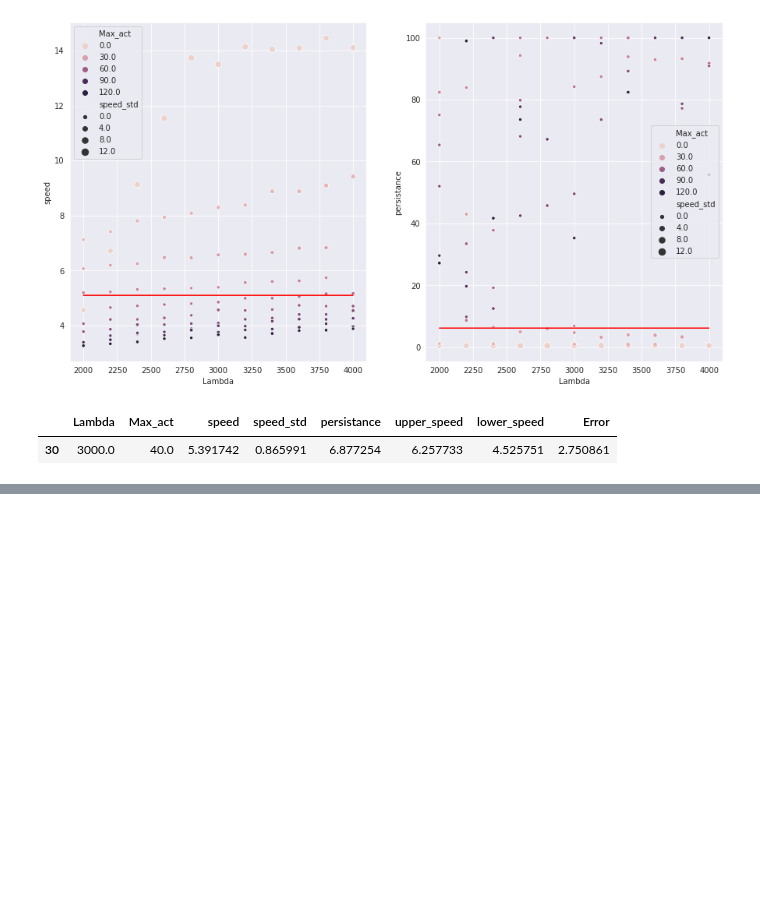
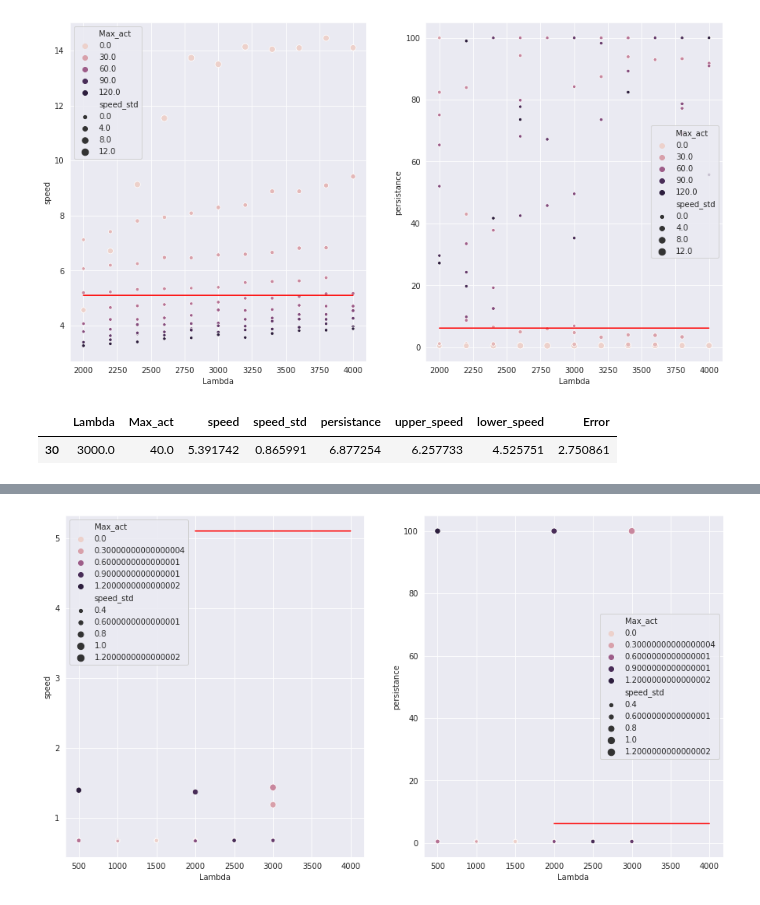
Before and after one commit to lstuurman/FRC_Thesis, a Jupyter notebook: CPM_code/FRC_ACT_FIT.ipynb, the cells around one changed output, grey strips where cells are left out. Drawn from its saved outputs; the diff is of its cells as text; code cells hidden in the pictures; blank space fills up the shorter version.

```diff
--- a/CPM_code/Untitled.ipynb
+++ b/CPM_code/FRC_ACT_FIT.ipynb
@@ -61,3 +61,6 @@ opt_params.head()
 # %% [output]
 |  | Lambda | Max_act | speed | speed_std | persistance | upper_speed | lower_speed | Error |
 | 30 | 3000.0 | 40.0 | 5.391742 | 0.865991 | 6.877254 | 6.257733 | 4.525751 | 2.750861 |
+# %%
+df_ind = pd.read_csv('ANLSYS2/FITFULL/PRFDR1_all.csv',index_col = 0)
+df_ind
@@ -63,0 +85,16 @@ opt_params.head()
+# %%
+# Plot
+# lambda vs speed,persist
+f, (ax1, ax2) = plt.subplots(1,2,figsize = (15,8))
+sns.scatterplot(x = 'Lambda',y = 'speed', hue = 'Max_act',size = 'speed_std',data = df_ind, ax = ax1,legend = 'brief')
+sns.scatterplot(x = 'Lambda',y = 'persistance',hue = 'Max_act',size = 'speed_std',data = df_ind, ax = ax2, legend = 'brief')
+#sns.scatterplot(x = 'Lambda',y = 'pooled_pers',hue = 'Max_act',data = ZOOM_act, ax = ax3, legend = 'full')
+
+#sns.lineplot(x = 'Lambda',y = 'speed', hue = 'Max_act',data = ZOOM_prfdr, ax = ax1,legend = 'full')
+#sns.lineplot(x = 'Lambda',y = 'persistance',hue = 'Max_act',data = ZOOM_prfdr, ax = ax2, legend = 'full')
+ax1.plot(range(2000,4000),[5.10] * 2000,c = 'r')
+# ax2.plot(range(0,3000),[3.84] * 3000,c = 'r')
+ax2.plot(range(2000,4000),[6.15] * 2000,c = 'r')
+plt.show()
+# %% [output]
+[figure, added]
```
Also changed, not shown: parts of 1 cell of this notebook, 2 other files.
